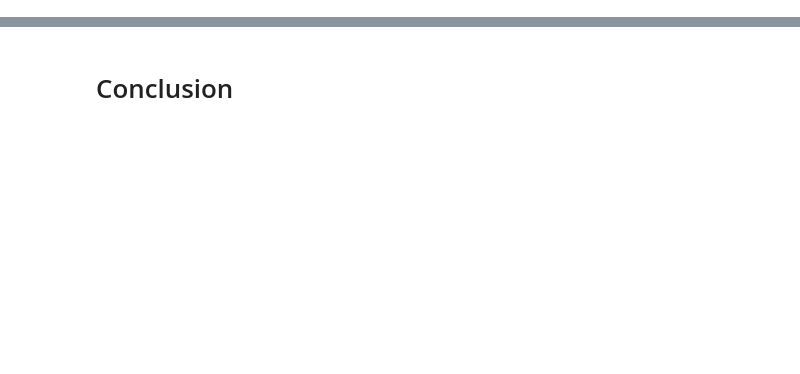
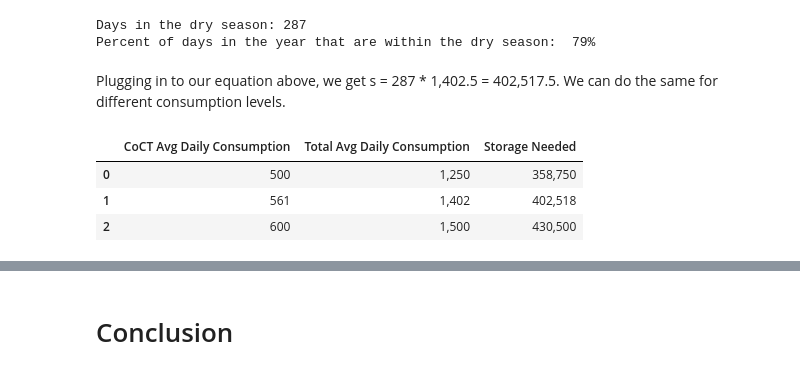
Before and after one commit to jbertscher/dam-levels, a Jupyter notebook: 1.0-dam-level-predictions.ipynb, the cells around one changed output, grey strips where cells are left out. Cells and saved outputs as stored; diff of their text form; code cells hidden in the pictures; blank space fills up the shorter version.

```diff
--- a/1.0-dam-level-predictions.ipynb
+++ b/1.0-dam-level-predictions.ipynb
@@ -36,0 +125,22 @@ import datetime
+# %%
+dry_season_end_date = datetime.datetime(year = 2019, month = 6, day = 15)
+dry_season_start_date = datetime.datetime(year = 2018, month = 9, day = 1)
+print('Days in the dry season:', (dry_season_end_date - dry_season_start_date).days)
+print('Percent of days in the year that are within the dry season: ', ('{:.0%}').format(287/365))
+# %% [output]
+Days in the dry season: 287
+Percent of days in the year that are within the dry season:  79%
+# %% [markdown]
+Plugging in to our equation above, we get s = 287 * 1,402.5 = 402,517.5. We can do the same for different consumption levels.
+# %%
+import pandas as pd
+storage_needed = pd.DataFrame()
+storage_needed['CoCT Avg Daily Consumption'] = [500, 561, 600]
+storage_needed['Total Avg Daily Consumption'] = 2.5 * storage_needed['CoCT Avg Daily Consumption']
+storage_needed['Storage Needed'] = 287 * storage_needed['Total Avg Daily Consumption']
+storage_needed.style.format('{:,.0f}')
+# %% [output]
+|  | CoCT Avg Daily Consumption | Total Avg Daily Consumption | Storage Needed |
+| 0 | 500 | 1,250 | 358,750 |
+| 1 | 561 | 1,402 | 402,518 |
+| 2 | 600 | 1,500 | 430,500 |
```
Also changed, not shown: parts of 16 cells of this notebook.
